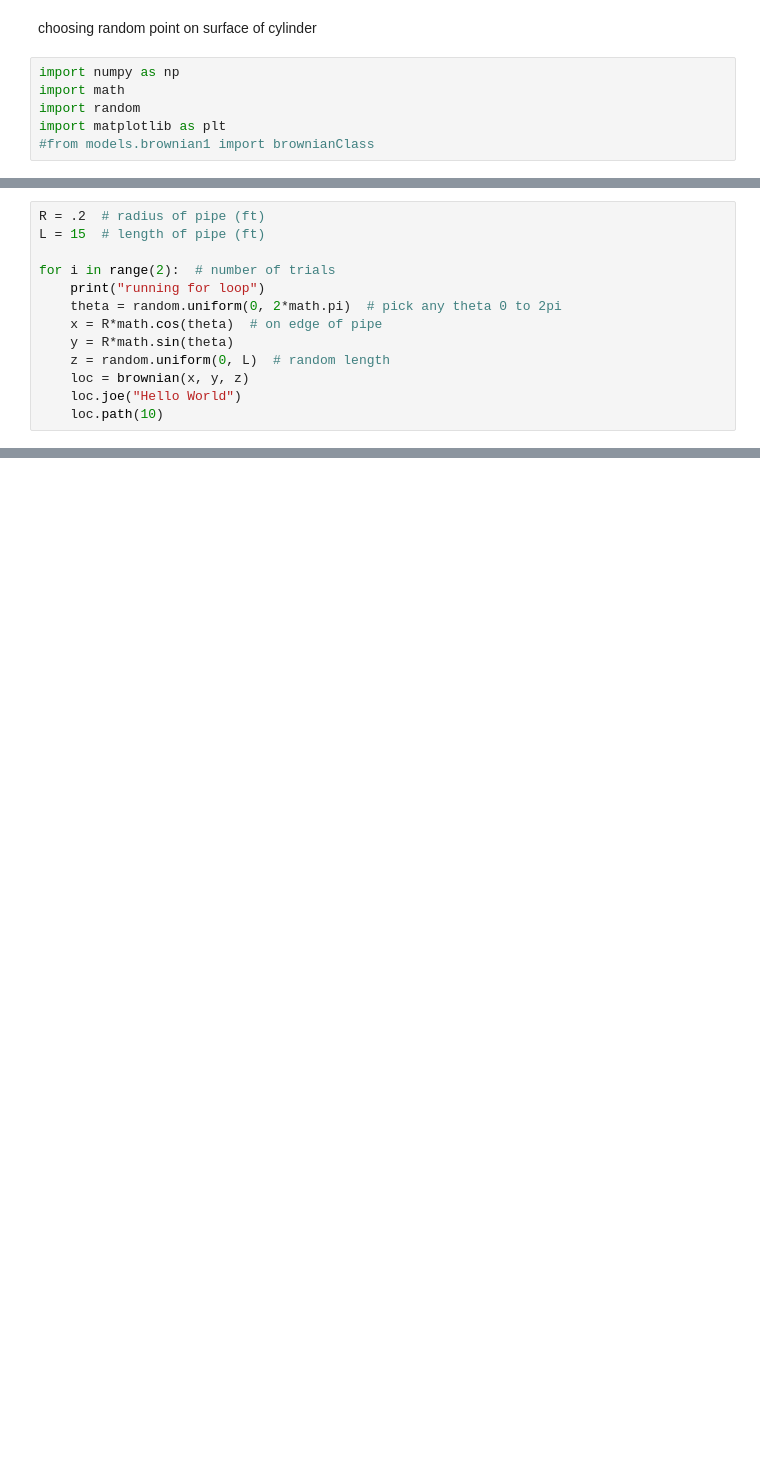
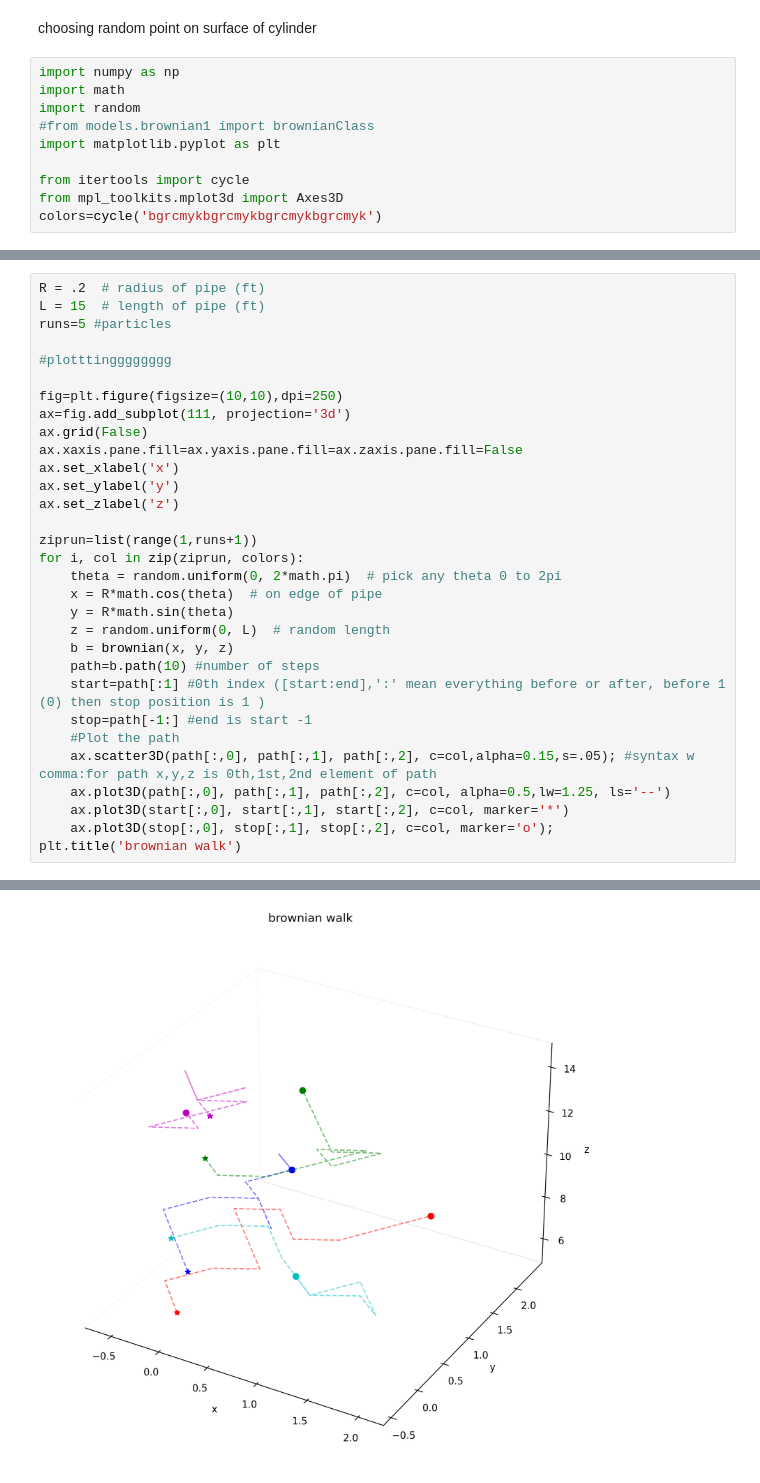
Before and after one commit to nibertac/particletransport, a Jupyter notebook: nibert-intro/pickstartloc.ipynb, the cells around one changed output, grey strips where cells are left out. Cells and saved outputs as stored; diff of their text form; blank space fills up the shorter version.

Commit message:
wiener process
plot of wiener motion

```diff
--- a/nibert-intro/pickstartloc.ipynb
+++ b/nibert-intro/pickstartloc.ipynb
@@ -4,8 +4,12 @@ choosing random point on surface of cylinder
 import numpy as np
 import math
 import random
-import matplotlib as plt
 #from models.brownian1 import brownianClass
+import matplotlib.pyplot as plt
+
+from itertools import cycle
+from mpl_toolkits.mplot3d import Axes3D
+colors=cycle('bgrcmykbgrcmykbgrcmykbgrcmyk')
 # %%
 class brownian:
     # initializes brownian w x,y,z parameters. self. walk=brownian(x,y,z) bc telling it to define itself
@@ -34,13 +43,0 @@ class brownian:
-# %%
-R = .2  # radius of pipe (ft)
-L = 15  # length of pipe (ft)
-
-for i in range(2):  # number of trials
-    print("running for loop")
-    theta = random.uniform(0, 2*math.pi)  # pick any theta 0 to 2pi
-    x = R*math.cos(theta)  # on edge of pipe
-    y = R*math.sin(theta)
-    z = random.uniform(0, L)  # random length
-    loc = brownian(x, y, z)
-    loc.joe("Hello World")
-    loc.path(10)
@@ -49,0 +44,32 @@ AttributeError: 'brownian' object has no attribute 'joe'
+# %%
+R = .2  # radius of pipe (ft)
+L = 15  # length of pipe (ft)
+runs=5 #particles
+
+#plotttingggggggg
+
+fig=plt.figure(figsize=(10,10),dpi=250)
+ax=fig.add_subplot(111, projection='3d')
+ax.grid(False)
+ax.xaxis.pane.fill=ax.yaxis.pane.fill=ax.zaxis.pane.fill=False
+ax.set_xlabel('x')
+ax.set_ylabel('y')
+ax.set_zlabel('z')
+
+ziprun=list(range(1,runs+1))
+for i, col in zip(ziprun, colors):
+    theta = random.uniform(0, 2*math.pi)  # pick any theta 0 to 2pi
+    x = R*math.cos(theta)  # on edge of pipe
+    y = R*math.sin(theta)
+    z = random.uniform(0, L)  # random length
+    b = brownian(x, y, z)
+    path=b.path(10) #number of steps
+    start=path[:1] #0th index ([start:end],':' mean everything before or after, before 1 (0) then stop position is 1 )
+    stop=path[-1:] #end is start -1
+    #Plot the path
+    ax.scatter3D(path[:,0], path[:,1], path[:,2], c=col,alpha=0.15,s=.05); #syntax w comma:for path x,y,z is 0th,1st,2nd element of path
+    ax.plot3D(path[:,0], path[:,1], path[:,2], c=col, alpha=0.5,lw=1.25, ls='--')
+    ax.plot3D(start[:,0], start[:,1], start[:,2], c=col, marker='*')
+    ax.plot3D(stop[:,0], stop[:,1], stop[:,2], c=col, marker='o');
+plt.title('brownian walk')
+# %% [output]
@@ -49,0 +94 @@ AttributeError: 'brownian' object has no attribute 'joe'
+[figure, added]
```
Also changed, not shown: parts of 4 cells of this notebook, 1 other file.
